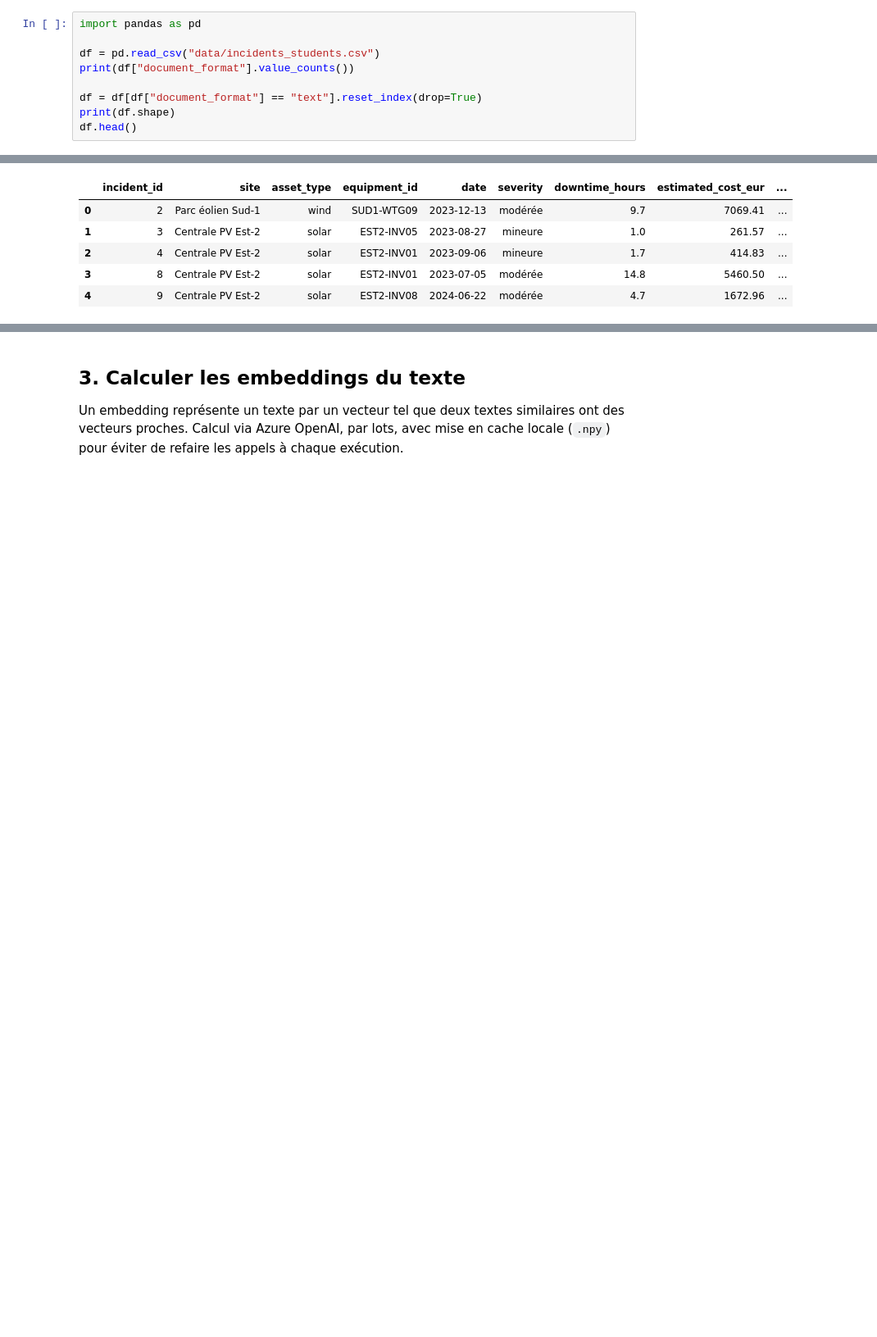
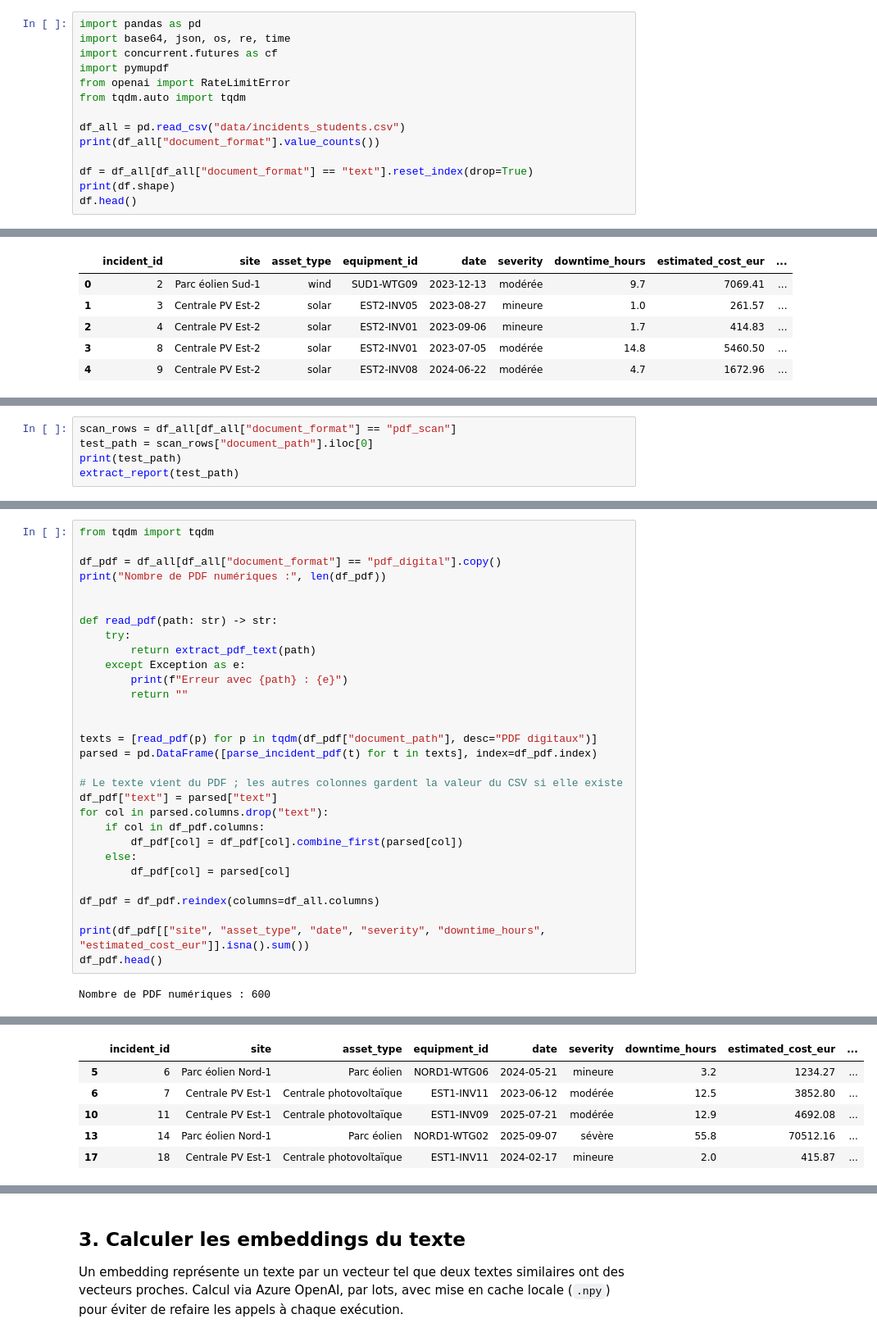
Before and after one commit to JulieBoyer/CapgeminiDataChallenge, a Jupyter notebook: starterkit_students.ipynb, the cells around one changed output, grey strips where cells are left out. Shown at 82% size. Cells and saved outputs as stored; diff of their text form; blank space fills up the shorter version.

Commit message:
prise en compte des pdfs scans et digital

```diff
--- a/starterkit_students.ipynb
+++ b/starterkit_students.ipynb
@@ -79,11 +79,16 @@ Ce starter kit se limite volontairement au sous-ensemble `text`, déjà prêt à
 démarrer le topic modeling.
 # %%
 import pandas as pd
+import base64, json, os, re, time
+import concurrent.futures as cf
+import pymupdf
+from openai import RateLimitError
+from tqdm.auto import tqdm
 
-df = pd.read_csv("data/incidents_students.csv")
-print(df["document_format"].value_counts())
+df_all = pd.read_csv("data/incidents_students.csv")
+print(df_all["document_format"].value_counts())
 
-df = df[df["document_format"] == "text"].reset_index(drop=True)
+df = df_all[df_all["document_format"] == "text"].reset_index(drop=True)
 print(df.shape)
 df.head()
 # %% [output]
@@ -113,0 +141,5 @@ df["asset_type"].value_counts(), df["severity"].value_counts()
+# %%
+scan_rows = df_all[df_all["document_format"] == "pdf_scan"]
+test_path = scan_rows["document_path"].iloc[0]
+print(test_path)
+extract_report(test_path)
@@ -113,0 +314,32 @@ df["asset_type"].value_counts(), df["severity"].value_counts()
+# %%
+from tqdm import tqdm
+
+df_pdf = df_all[df_all["document_format"] == "pdf_digital"].copy()
+print("Nombre de PDF numériques :", len(df_pdf))
+
+
+def read_pdf(path: str) -> str:
+    try:
+        return extract_pdf_text(path)
+    except Exception as e:
+        print(f"Erreur avec {path} : {e}")
+        return ""
+
+
+texts = [read_pdf(p) for p in tqdm(df_pdf["document_path"], desc="PDF digitaux")]
+parsed = pd.DataFrame([parse_incident_pdf(t) for t in texts], index=df_pdf.index)
+
+# Le texte vient du PDF ; les autres colonnes gardent la valeur du CSV si elle existe
+df_pdf["text"] = parsed["text"]
+for col in parsed.columns.drop("text"):
+    if col in df_pdf.columns:
+        df_pdf[col] = df_pdf[col].combine_first(parsed[col])
+    else:
+        df_pdf[col] = parsed[col]
+
+df_pdf = df_pdf.reindex(columns=df_all.columns)
+
+print(df_pdf[["site", "asset_type", "date", "severity", "downtime_hours", "estimated_cost_eur"]].isna().sum())
+df_pdf.head()
+# %% [output]
+Nombre de PDF numériques : 600
@@ -113,0 +353,6 @@ df["asset_type"].value_counts(), df["severity"].value_counts()
+|  | incident_id | site | asset_type | equipment_id | date | severity | downtime_hours | estimated_cost_eur | ... |
+| 5 | 6 | Parc éolien Nord-1 | Parc éolien | NORD1-WTG06 | 2024-05-21 | mineure | 3.2 | 1234.27 | ... |
+| 6 | 7 | Centrale PV Est-1 | Centrale photovoltaïque | EST1-INV11 | 2023-06-12 | modérée | 12.5 | 3852.80 | ... |
+| 10 | 11 | Centrale PV Est-1 | Centrale photovoltaïque | EST1-INV09 | 2025-07-21 | modérée | 12.9 | 4692.08 | ... |
+| 13 | 14 | Parc éolien Nord-1 | Parc éolien | NORD1-WTG02 | 2025-09-07 | sévère | 55.8 | 70512.16 | ... |
+| 17 | 18 | Centrale PV Est-1 | Centrale photovoltaïque | EST1-INV11 | 2024-02-17 | mineure | 2.0 | 415.87 | ... |
```
Also changed, not shown: parts of 10 cells of this notebook.
